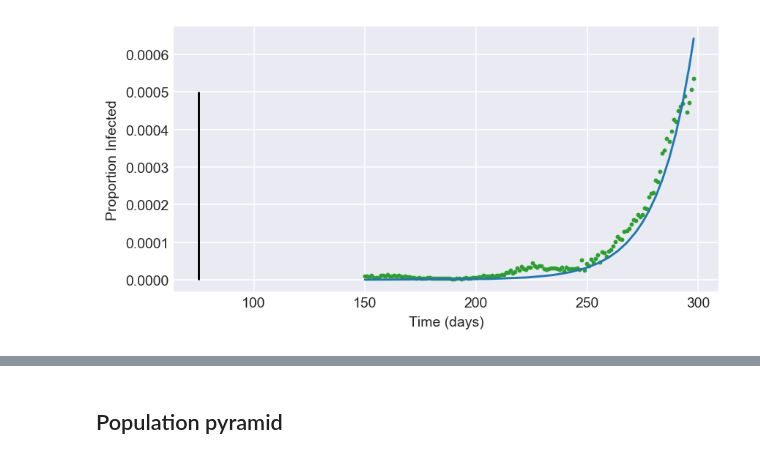
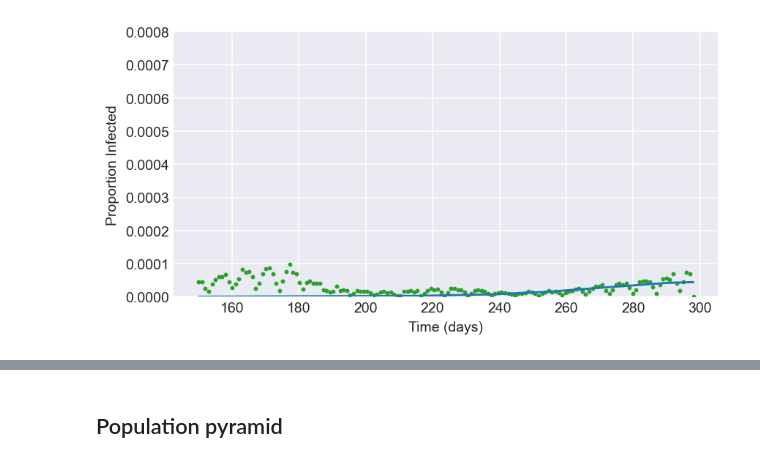
Before and after one commit to ga48nuq/intro-project-sir, a Jupyter notebook: Project_Rada_Bohning_Zaida_Rivai.ipynb, the cells around one changed output, grey strips where cells are left out. Cells and saved outputs as stored; diff of their text form; code cells hidden in the pictures.

```diff
--- a/Project_Rada_Bohning_Zaida_Rivai.ipynb
+++ b/Project_Rada_Bohning_Zaida_Rivai.ipynb
@@ -21,7 +21,7 @@ import datetime
 
 # cs.get_version()
 # %%
-df = pd.read_csv("/Users/Rada/Desktop/Project_Intro/download")
+df = pd.read_csv("./data/download")
 
 def get_country(df, countryname):
 
@@ -35,9 +35,9 @@ def get_country(df, countryname):
 def plot_country(country,countryname,population):
     plt.style.use('seaborn-darkgrid')
 
+    cases = [i/population for i in country['cases']]
 
-#     cases = [i/population for i in country['cases']]
-    country['cases'].plot(label='Infectious individuals '+str(countryname))
+    plt.plot(cases,label='Infectious individuals '+str(countryname))
 #     plt.plot(country['deaths'],label='Death individuals')
 
     plt.ylabel('Scaled number of individuals')
@@ -48,12 +48,15 @@ def plot_country(country,countryname,population):
 
 pop_nl = 17280000
 pop_germ = 82.02*10**6
+pop_sw = 10.23*10**6
 
 my_dpi=140
 plt.figure(figsize=(960/my_dpi, 480/my_dpi), dpi=my_dpi)
 
 nl = get_country(df, 'Netherlands')
 germ = get_country(df, 'Germany')
+sw = get_country(df, 'Sweden')
 plot_country(nl,'Netherlands',pop_nl)
 plot_country(germ,'Germany',pop_germ)
+plot_country(sw,'Sweden',pop_sw)
 # %% [output]
@@ -61,6 +64,8 @@ plot_country(germ,'Germany',pop_germ)
 # %%
 def SIR(y,t,beta,gamma):
-    """Ordinary Differential Equations of the basic SIR model"""
+    '''
+    Ordinary Differential Equations of the basic SIR model
+    '''
     S0,I0,R0 = y
     dSdt = - beta * S0 * I0
     dIdt = beta * S0 * I0 - gamma * I0
@@ -69,6 +74,9 @@ def SIR(y,t,beta,gamma):
 
 
 def get_cases(country=nl,citizens=17280000):
+    '''
+    Return proportional cases of infectious individuals
+    '''
     # Convert experimental numbers to proportions
     number = [i for i in country['cases']]
     # prop = [i/(17*10**6) for i in number]
@@ -76,12 +84,11 @@ def get_cases(country=nl,citizens=17280000):
 
     return prop
 
-propgerm = get_cases(germ)
-propnl = get_cases()
-
+pop_nl = 17280000
+pop_germ = 82.02*10**6
 
 def plot_cases_sir(timepoint1=0,timepoint2=150,beta_guess=[1, 0.8],prop=propnl,population=pop_nl,
-                  measure_day=75,max_val=0.0005):
+                  lockdown=75,population_size=pop_nl,plot=True,country='Netherlands'):
 
 
     def solveODEs(param,t):
@@ -105,7 +112,7 @@ def plot_cases_sir(timepoint1=0,timepoint2=150,beta_guess=[1, 0.8],prop=propnl,p
     data = Data(t, prop)
 
     # Define initial conditions
-    I_0 = 1/17280000
+    I_0 = 1/population_size
     R_0 = 0.0
     S_0 = 1
     y_0 = [S_0, I_0, R_0]
@@ -119,25 +126,46 @@ def plot_cases_sir(timepoint1=0,timepoint2=150,beta_guess=[1, 0.8],prop=propnl,p
     beta,gamma=out.beta
 
     print("beta gamma: {} found after fitting".format(out.beta))
-    print("Standard deviations found after fitting: {}".format(out.sd_beta))
+#     print("Standard deviations found after fitting: {}".format(out.sd_beta))
 
-    #Plot proportion infected over time
-    plt.figure(figsize=(960/my_dpi, 480/my_dpi), dpi=my_dpi)
-    plt.plot(t, prop,'ro',color='tab:green',markersize=2)
-    plt.plot(t, solveODEs((beta,gamma),t),color='tab:blue',markersize=10)
-    plt.xlabel('Time (days)')
-    plt.ylabel('Proportion Infected')
-    plt.grid(True)
-    plt.vlines(measure_day,0,max_val)
-    # plt.savefig('model_fit.png')
-    plt.show()
+    if plot:
+        #Plot proportion infected over time
+        plt.figure(figsize=(960/my_dpi, 480/my_dpi), dpi=my_dpi)
+        plt.plot(t, prop,'ro',color='tab:green',markersize=2)
+        plt.plot(t, solveODEs((beta,gamma),t),color='tab:blue',markersize=10)
+        plt.xlabel('Time (days)')
+        plt.ylabel('Proportion Infected')
+        plt.grid(True)
+        if lockdown:
+            plt.vlines(lockdown,0,0.0008,color='black',linestyle='dashed')
+        plt.ylim(0,0.0008)
+        plt.savefig('/Users/zaidarivai/Desktop/naamloze map 2/intro-project-sir/figures/'+str(country)+str(timepoint2))
+        plt.show()
 
+#Determine beta and gamma values during peak
 
-# plot_cases_sir(prop=propgerm[:150],population=pop_germ)
-# plot_cases_sir(timepoint1=150,timepoint2=len(germ),
-#                beta_guess=[.09, .05],prop=propgerm[150:len(germ)],
-#                population=pop_germ,measure_day=153,max_val=0.0006)
+# Plot for Sweden separetely
+print("Sweden:")
+propsw = get_cases(sw)
+plot_cases_sir(prop=propsw[:150],population=pop_germ,lockdown=70,population_size=pop_sw,country='Sweden')
+plot_cases_sir(timepoint1=150,timepoint2=len(germ),
+               beta_guess=[.9, .8],prop=propsw[150:len(sw)],
+               population=pop_germ,lockdown=np.nan,population_size=pop_sw,country='Sweden')
+print('---------------------')
 
+# Plot for Germany separetely
+print("Germany:")
+propgerm = get_cases(germ)
+plot_cases_sir(prop=propgerm[:150],population=pop_germ,lockdown=69,population_size=pop_nl,country='Germany')
+plot_cases_sir(timepoint1=150,timepoint2=len(germ),
+               beta_guess=[.9, .8],prop=propgerm[150:len(germ)],
+               population=pop_germ,lockdown=np.nan,population_size=pop_germ,country='Germany')
+print('---------------------')
+
+print('Netherlands')
+# Plot for the Netherlands separetely
+propnl = get_cases()
 plot_cases_sir(prop=propnl[:150])
-plot_cases_sir(timepoint1=150,timepoint2=len(nl),beta_guess=[.09, .05],prop=propnl[150:len(nl)])
+plot_cases_sir(timepoint1=150,timepoint2=len(nl),beta_guess=[.9, .5],prop=propnl[150:len(nl)],lockdown=288)
+print('---------------------')
 # %% [output]
@@ -149 +176 @@ Standard deviations found after fitting: [0.05626183 0.05800408]
-[figure, old version]
+[figure, new version]
```
Also changed, not shown: parts of 8 cells of this notebook, 23 other files.
